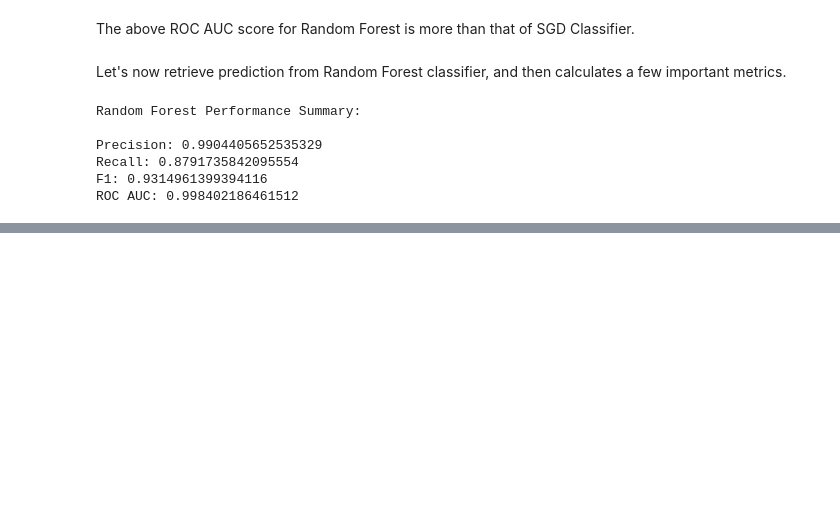
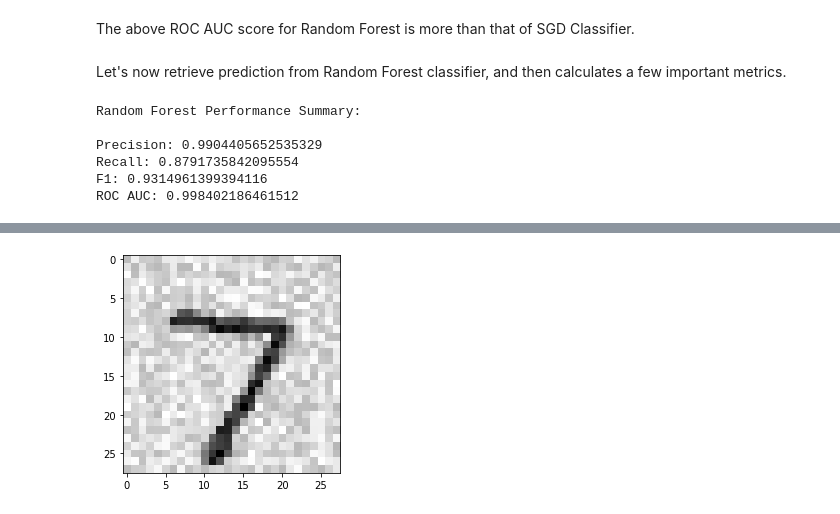
Before and after one commit to PradipKumarDas/Teaching, a Jupyter notebook: Machine_Learning_Course_18AI61/02_classification.ipynb, the cells around one changed output, grey strips where cells are left out. Drawn from its saved outputs; the diff is of its cells as text; code cells hidden in the pictures; blank space fills up the shorter version.

```diff
--- a/Machine_Learning_Course_18AI61/02_classification.ipynb
+++ b/Machine_Learning_Course_18AI61/02_classification.ipynb
@@ -402,0 +618,7 @@ ROC AUC: 0.998402186461512
+# %%
+# Shows how the noisy first test observation looks like
+
+plt.imshow(X_test_noise[:1].reshape(28, 28), cmap="binary")
+plt.show()
+# %% [output]
+[figure, added]
```
Also changed, not shown: parts of 42 cells of this notebook.
